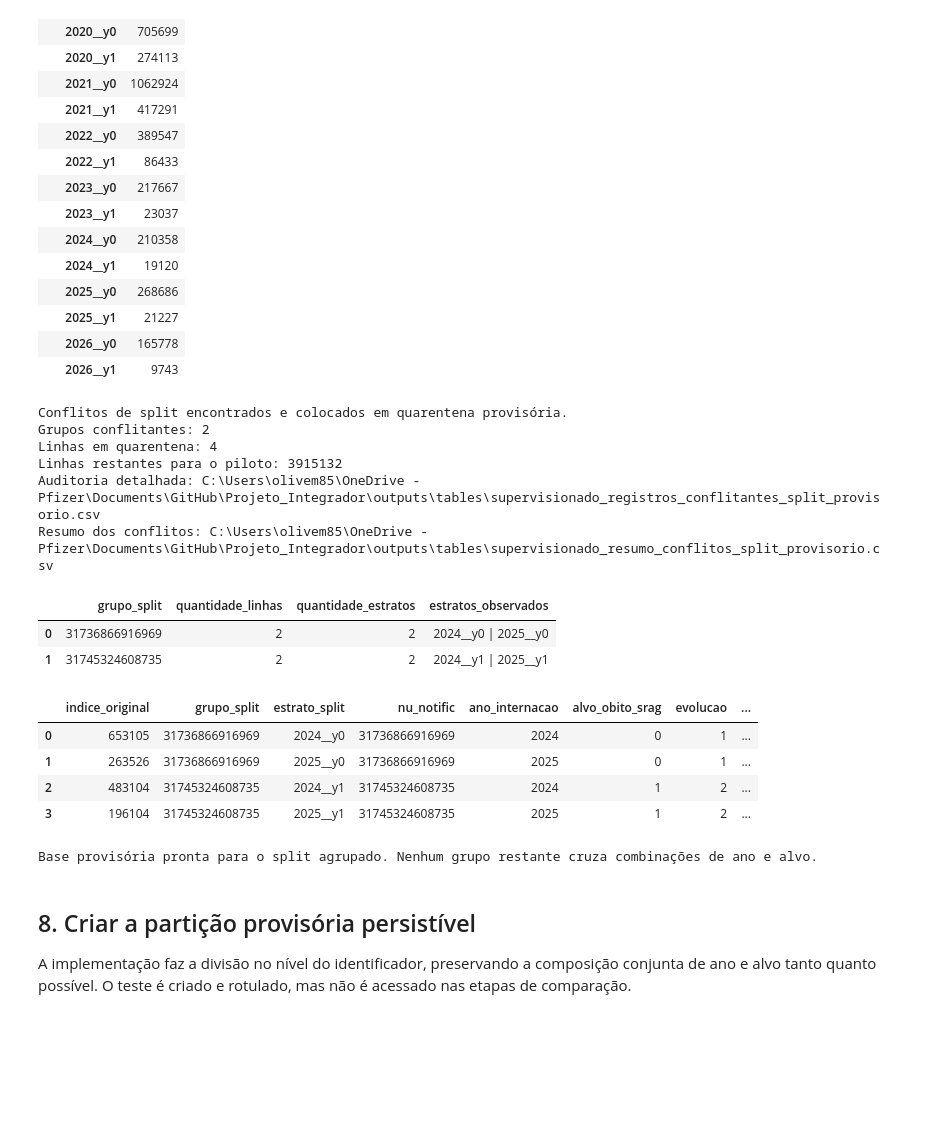
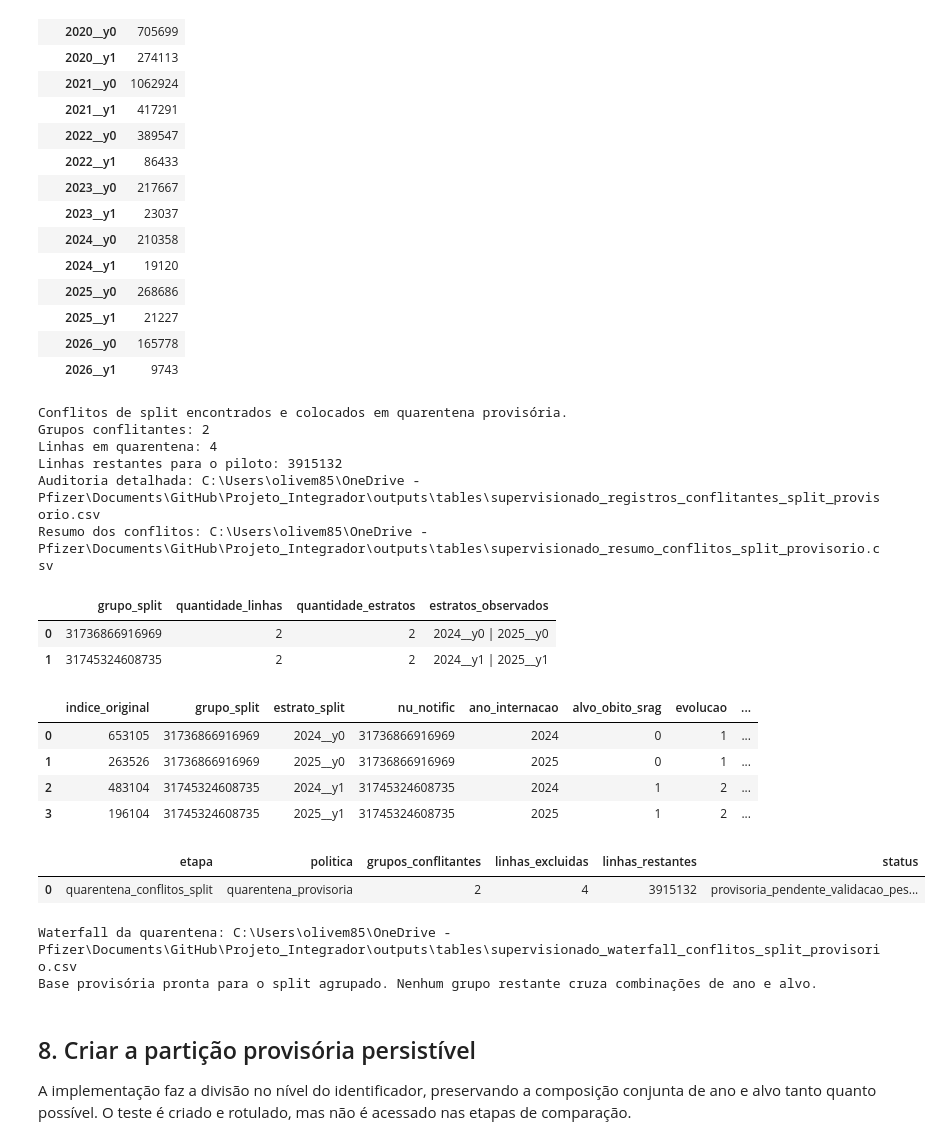
Before and after one commit to Ivan-S-Oliveira/Projeto_Integrador, a Jupyter notebook: notebooks/02_eda/03_supervisionado_pilotos.ipynb, the cells around one changed output. Drawn from its saved outputs; the diff is of its cells as text; code cells hidden in the pictures; blank space fills up the shorter version.

```diff
--- a/notebooks/02_eda/03_supervisionado_pilotos.ipynb
+++ b/notebooks/02_eda/03_supervisionado_pilotos.ipynb
@@ -934,33 +827,77 @@ estratos_por_grupo_pos_quarentena = (
 
 quantidade_conflitos_pos_quarentena = int(
     estratos_por_grupo_pos_quarentena.gt(1).sum()
 )
 
 if quantidade_conflitos_pos_quarentena > 0:
     raise RuntimeError(
         "Ainda existem grupos associados a mais de um estrato após a auditoria: "
         f"{quantidade_conflitos_pos_quarentena}"
     )
 
+waterfall_split = pd.DataFrame(
+    [
+        {
+            "etapa": "quarentena_conflitos_split",
+            "politica": POLITICA_CONFLITOS_SPLIT,
+            "grupos_conflitantes": int(
+                len(grupos_conflitantes_split)
+            ),
+            "linhas_excluidas": int(
+                len(registros_conflitantes_split)
+            ),
+            "linhas_restantes": int(
+                len(base_modelagem)
+            ),
+            "status": (
+                "provisoria_pendente_validacao_pessoa_a"
+            ),
+        }
+    ]
+)
+
+caminho_waterfall_split = (
+    Path(C.TABLES_DIR)
+    / "supervisionado_waterfall_conflitos_split_provisorio.csv"
+)
+
+waterfall_split.to_csv(
+    caminho_waterfall_split,
+    index=False,
+    encoding="utf-8-sig",
+)
+
+display(
+    waterfall_split
+)
+
+print(
+    "Waterfall da quarentena:",
+    caminho_waterfall_split,
+)
+
 print(
     "Base provisória pronta para o split agrupado. "
     "Nenhum grupo restante cruza combinações de ano e alvo."
 )
 # %% [output]
 Conflitos de split encontrados e colocados em quarentena provisória.
 Grupos conflitantes: 2
 Linhas em quarentena: 4
 Linhas restantes para o piloto: 3915132
 Auditoria detalhada: C:\Users\olivem85\OneDrive - Pfizer\Documents\GitHub\Projeto_Integrador\outputs\tables\supervisionado_registros_conflitantes_split_provisorio.csv
 Resumo dos conflitos: C:\Users\olivem85\OneDrive - Pfizer\Documents\GitHub\Projeto_Integrador\outputs\tables\supervisionado_resumo_conflitos_split_provisorio.csv
 |  | grupo_split | quantidade_linhas | quantidade_estratos | estratos_observados |
 | 0 | 31736866916969 | 2 | 2 | 2024__y0 | 2025__y0 |
 | 1 | 31745324608735 | 2 | 2 | 2024__y1 | 2025__y1 |
 |  | indice_original | grupo_split | estrato_split | nu_notific | ano_internacao | alvo_obito_srag | evolucao | ... |
 | 0 | 653105 | 31736866916969 | 2024__y0 | 31736866916969 | 2024 | 0 | 1 | ... |
 | 1 | 263526 | 31736866916969 | 2025__y0 | 31736866916969 | 2025 | 0 | 1 | ... |
 | 2 | 483104 | 31745324608735 | 2024__y1 | 31745324608735 | 2024 | 1 | 2 | ... |
 | 3 | 196104 | 31745324608735 | 2025__y1 | 31745324608735 | 2025 | 1 | 2 | ... |
+|  | etapa | politica | grupos_conflitantes | linhas_excluidas | linhas_restantes | status |
+| 0 | quarentena_conflitos_split | quarentena_provisoria | 2 | 4 | 3915132 | provisoria_pendente_validacao_pes... |
+Waterfall da quarentena: C:\Users\olivem85\OneDrive - Pfizer\Documents\GitHub\Projeto_Integrador\outputs\tables\supervisionado_waterfall_conflitos_split_provisorio.csv
 Base provisória pronta para o split agrupado. Nenhum grupo restante cruza combinações de ano e alvo.
 # %% [markdown]
 ## 8. Criar a partição provisória persistível
```
Also changed, not shown: parts of 19 cells of this notebook, 6 other files.
